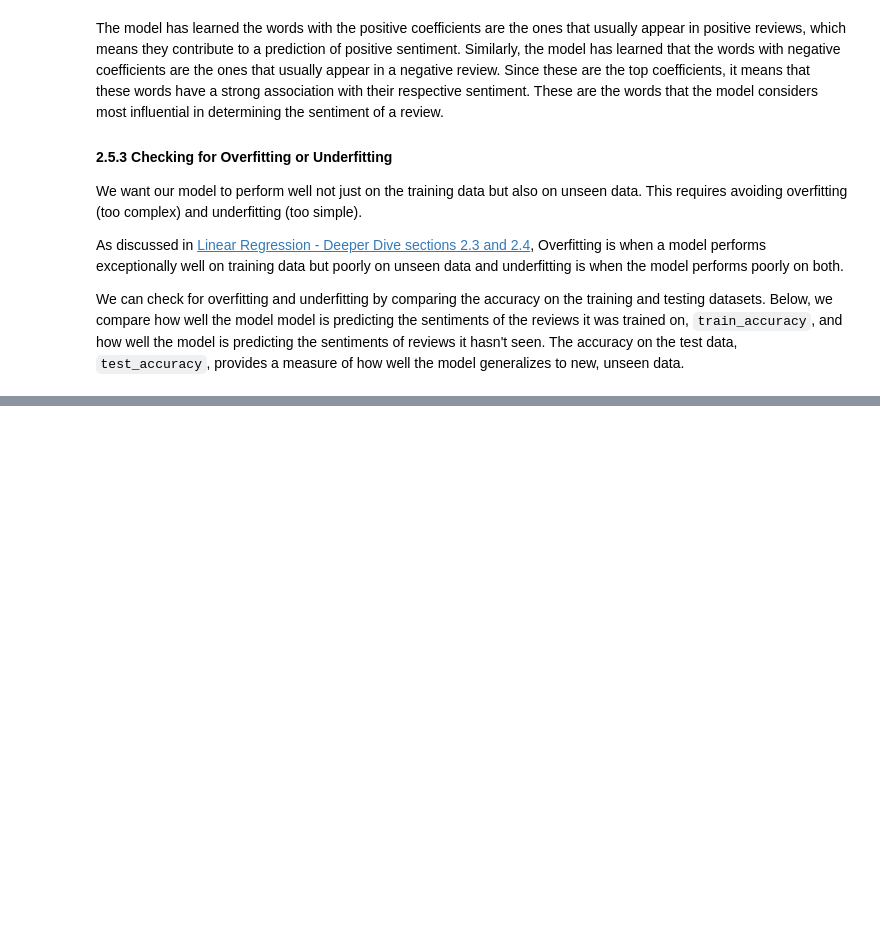
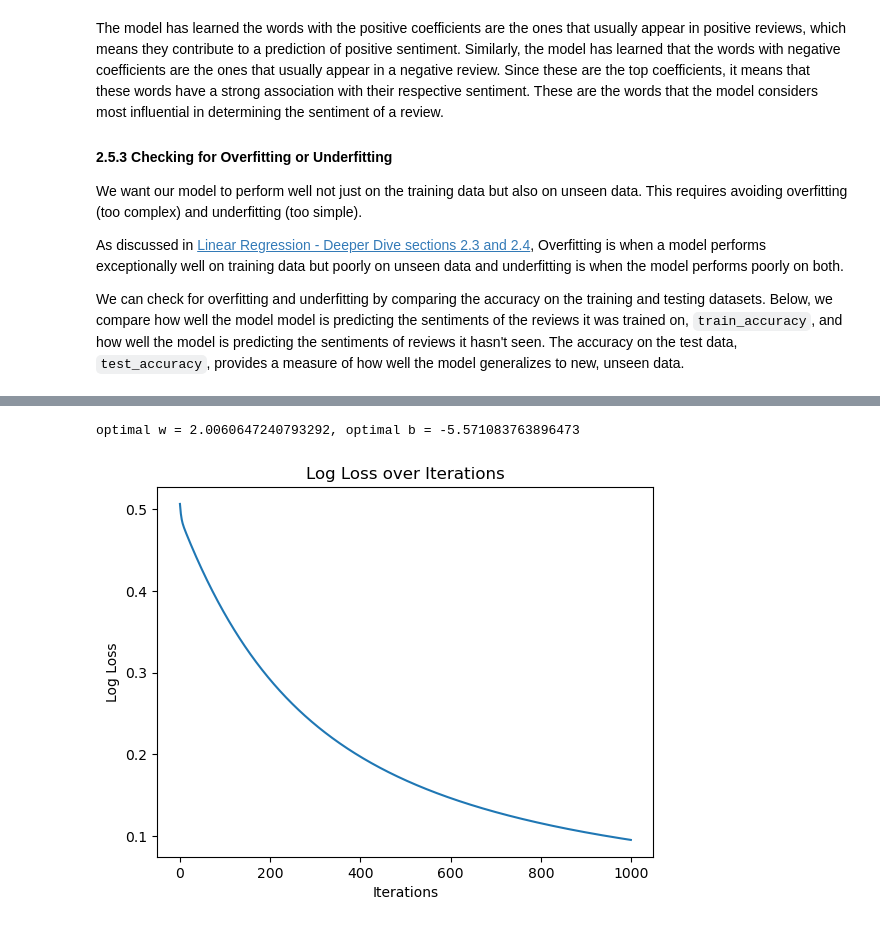
Before and after one commit to santiagoa58/machine-learning-intro, a Jupyter notebook: supervised-learning/logistic-regression/Logistic Regression.ipynb, the cells around one changed output, grey strips where cells are left out. Cells and saved outputs as stored; diff of their text form; code cells hidden in the pictures; blank space fills up the shorter version.

```diff
--- a/supervised-learning/logistic-regression/Logistic Regression.ipynb
+++ b/supervised-learning/logistic-regression/Logistic Regression.ipynb
@@ -383,0 +1109,12 @@ auc 0.877872103570809
+# %%
+def logOdds(X, w, b):
+    return np.dot(X, w) + b
+
+def sigmoid(z):
+    return 1 / (1 + np.exp(-z))
+
+z = logOdds(X, w, b)
+p = sigmoid(z)
+print(f"z1 = {z[0]}; p1 = sigmoid({z[0]}) = {p[0]}")
+print(f"z2 = {z[1]}; p2 = sigmoid({z[1]}) = {p[1]}")
+print(f"z3 = {z[2]}; p3 = sigmoid({z[2]}) = {p[2]}")
@@ -383,0 +1129,7 @@ auc 0.877872103570809
+# %%
+def logLoss(y, p):
+    N = len(y) # Number of samples
+    return (-np.sum(np.dot(y, np.log(p)) + np.dot((1 - y), np.log(1 - p))))/N
+
+loss = logLoss(y, p)
+print(f"Loss = {loss}")
@@ -383,0 +1144,34 @@ auc 0.877872103570809
+# %%
+def gradientDescent(X, y, initial_w, initial_b, alpha, iterations):
+    # To store log loss for each iteration
+    log_loss_list = []
+    N = len(y) # Number of samples
+    w, b = initial_w, initial_b
+    for i in range(iterations):
+        # Calculate predicted probabilities
+        z = logOdds(X, w, b)
+        p = sigmoid(z)
+        # Compute log loss
+        log_loss = logLoss(y, p)
+        log_loss_list.append(log_loss)
+         # Compute gradients correctly
+        dw = np.dot((p - y), X) / N
+        db = np.sum(p - y) / N
+        # Update parameters
+        w = w - alpha * dw
+        b = b - alpha * db
+    return w, b, log_loss_list
+
+w, b, log_loss_list = gradientDescent(X, y, w, b, alpha, iterations)
+# print the result of gradient descent
+print(f"optimal w = {w}, optimal b = {b}")
+
+# Plot log loss
+plt.plot(log_loss_list)
+plt.xlabel('Iterations')
+plt.ylabel('Log Loss')
+plt.title('Log Loss over Iterations')
+plt.show()
+# %% [output]
+optimal w = 2.0060647240793292, optimal b = -5.571083763896473
+[figure, added]
```
Also changed, not shown: parts of 71 cells of this notebook.
